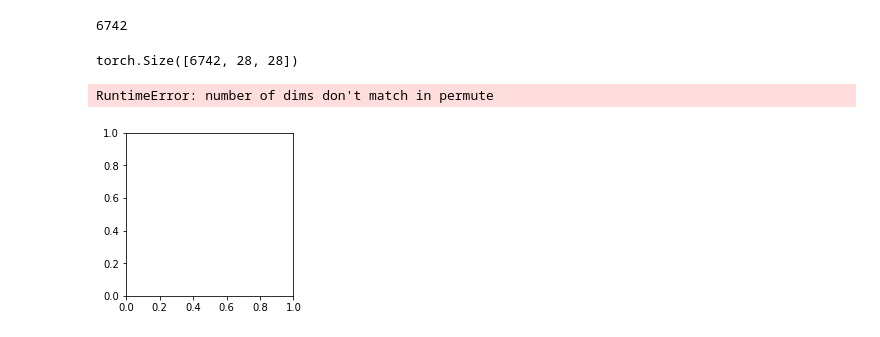
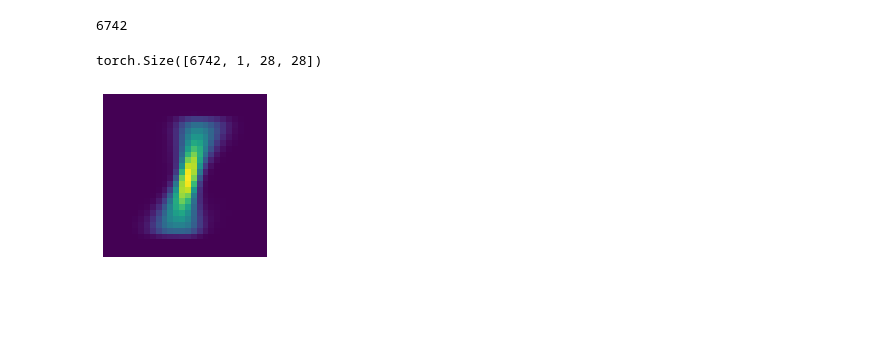
Before and after one commit to Mulac/TDA-MNIST, a Jupyter notebook: approach_2.ipynb, the cells around one changed output. Saved outputs shown, nothing was run; the diff lists cells and outputs as text; code cells hidden in the pictures; blank space fills up the shorter version.

```diff
--- a/approach_2.ipynb
+++ b/approach_2.ipynb
@@ -63,7 +63,7 @@ df.style.set_properties(**{'font-size':'4pt'}).background_gradient('Greys')
 #### Here I'll show how you can calculate an average
 These averaged digits are called <u>centroids</u>
 # %%
-one_tensors = [open_image(o, convert_mode='L').data.squeeze() for o in ones]
+one_tensors = [open_image(o, convert_mode='L').data for o in ones]
 len(one_tensors)
 # %% [output]
 6742
@@ -71,11 +71,9 @@ len(one_tensors)
 stacked_ones = torch.stack(one_tensors)
 stacked_ones.shape
 # %% [output]
-torch.Size([6742, 28, 28])
+torch.Size([6742, 1, 28, 28])
 # %%
 avg = stacked_ones.mean(0)
-avg.ndim
 Image(avg).show()
 # %% [output]
-RuntimeError: number of dims don't match in permute
-[figure, old version]
+[figure, new version]
```
